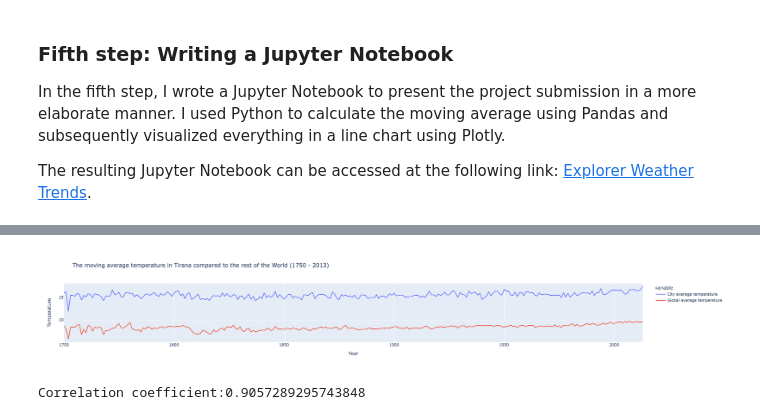
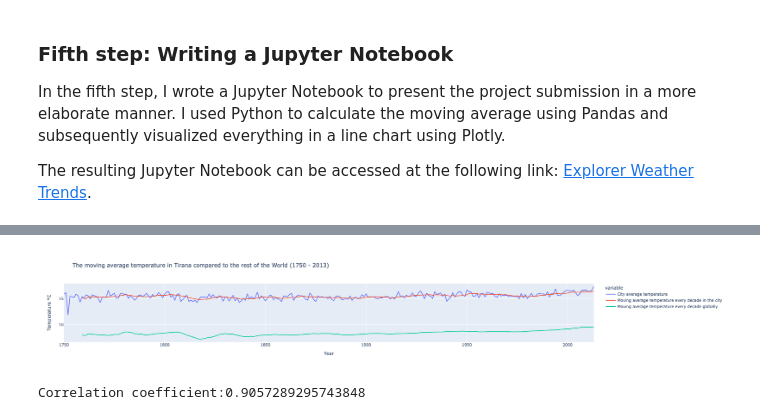
Before and after one commit to Kreshnik/Explore-Weather-Trends, a Jupyter notebook: notebook.ipynb, the cells around one changed output, grey strips where cells are left out. Drawn from its saved outputs; the diff is of its cells as text; code cells hidden in the pictures.

```diff
--- a/notebook.ipynb
+++ b/notebook.ipynb
@@ -137,15 +137,15 @@ weather_data.head(20)
 # %%
 title = "The moving average temperature in Tirana compared to the rest of the World ({fromYear} - {toYear})".format(fromYear = weather_data.iloc[0, weather_data.columns.get_loc("Year")], toYear = weather_data.iloc[-1, weather_data.columns.get_loc("Year")])
 
-fig = px.line(weather_data, x = 'Year', y = ['City average temperature','Global average temperature'], title=title)
+fig = px.line(weather_data, x = 'Year', y = ['City average temperature', 'Moving average temperature every decade in the city', 'Moving average temperature every decade globally'], title=title)
 
 fig.update_layout(
-    yaxis_title="Temperature"
+    yaxis_title="Temperature °C"
 )
 fig.show()
 # %% [output]
 [interactive output not drawn]
-[figure, old version]
+[figure, new version]
 # %%
 correlation_coefficient = weather_data["Moving average temperature every decade in the city"].corr(weather_data["Moving average temperature every decade globally"])
 # %%
```
Also changed, not shown: parts of 3 cells of this notebook.
